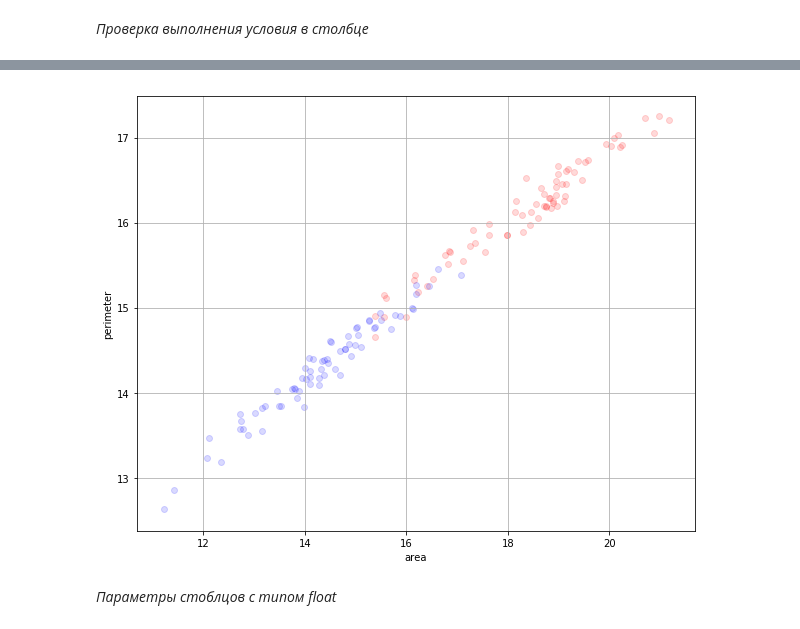
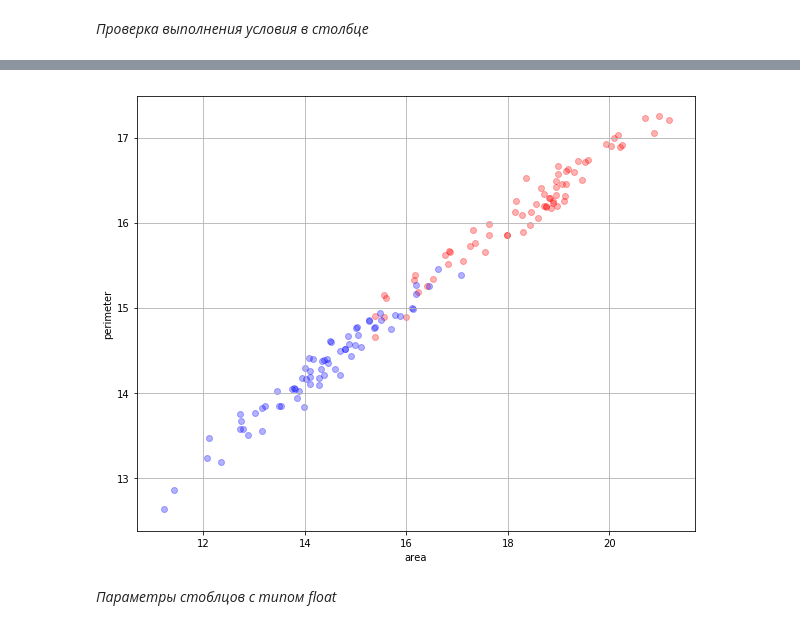
Before and after one commit to ValManP/MachineLearningCourse, a Jupyter notebook: ML_seeds_hw1_Pozdiaev.ipynb, the cells around one changed output, grey strips where cells are left out. Saved outputs shown, nothing was run; the diff lists cells and outputs as text; code cells hidden in the pictures.

```diff
--- a/ML_seeds_hw1_Pozdiaev.ipynb
+++ b/ML_seeds_hw1_Pozdiaev.ipynb
@@ -290,23 +292,23 @@ _График площади и периметра для 1 и 2 групп_
 # %%
 plt.figure(figsize = (10, 8))
 
 plt.scatter(data[data['variety'] == 2]['area'],
             data[data['variety'] == 2]['perimeter'],
-            alpha = 0.15,
+            alpha = 0.3,
             label = '2',
             color = 'r')
 
 plt.scatter(data[data['variety'] == 1]['area'],
             data[data['variety'] == 1]['perimeter'],
-            alpha = 0.15,
+            alpha = 0.3,
             label = '1',
             color = 'b')
 
 plt.xlabel('area')
 plt.ylabel('perimeter')
 plt.grid()
 # %% [output]
-[figure, old version]
+[figure, new version]
 # %% [markdown]
 _Параметры стоблцов с типом float_
 # %%
```
Also changed, not shown: parts of 6 cells of this notebook.
